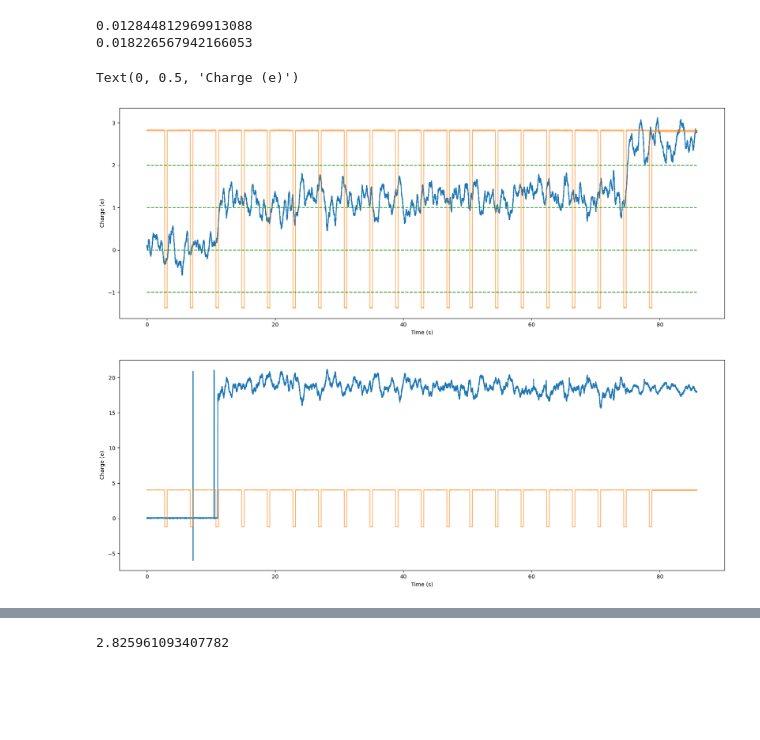
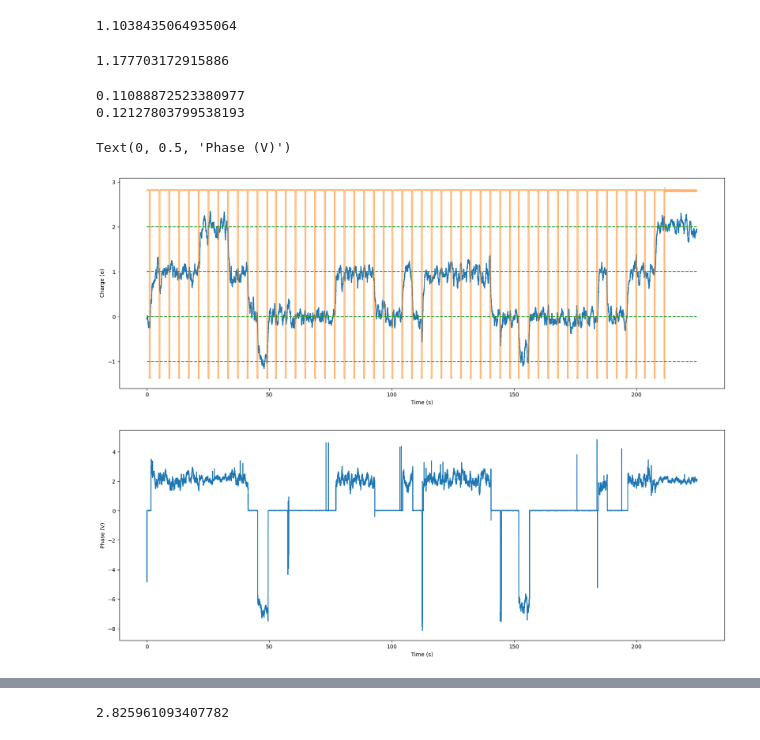
Before and after one commit to tompenny/SIMPLE_MASTQG_diamond, a Jupyter notebook: Particle Mass.ipynb, the cells around one changed output, grey strips where cells are left out. Saved outputs shown, nothing was run; the diff lists cells and outputs as text; code cells hidden in the pictures; blank space fills up the shorter version.

```diff
--- a/Particle Mass.ipynb
+++ b/Particle Mass.ipynb
@@ -7,7 +7,7 @@ import scipy.optimize as opt
 import analysis_utils as au
 import importlib
 # %%
-filename = 'D:/Lab Data/diamond/240521/Mass/Particle 3/'
+filename = 'D:/Lab Data/diamond/240521/Mass/Particle 2/'
 data = sio.loadmat(filename + 'NoChargeNoDrive.mat')
 tt_ncnd = np.transpose(data['D'])[0]
 fs_ncnd = int(1/data['Tinterval'][0][0])
@@ -42,3 +61,11 @@ plt.yscale('log')
+# %%
+130763*1.3/154000
+# %% [output]
+1.1038435064935064
+# %%
+154000/130763
+# %% [output]
+1.177703172915886
 # %%
 lb = int(nps_frac*15000)
 ub = int(nps_frac*100000)
@@ -50,13 +77,13 @@ print(area_1)
 print(area_2)
 # Use area_2 for uncalibrated variance of oscillator
 # %% [output]
-0.012844812969913088
-0.018226567942166053
+0.11088872523380977
+0.12127803799538193
 # %%
 # Let's make a graph of charge changes to put in presentation
 # %%
-filename = 'D:/Lab Data/diamond/240521/Charging/Particle 3/Before/Before_'
-files = [1, 2]
+filename = 'D:/Lab Data/diamond/240521/Charging/Particle 1/Before/Before_'
+files = [1, 2, 3, 4, 5]
 end = '.mat'
 # %%
 X = np.zeros(0)
@@ -70,23 +97,22 @@ for file in files:
 time = np.linspace(0, len(X)*0.001, len(X))
 # %%
 plt.figure(figsize = (20, 7))
-plt.plot(time, X/0.04)
+plt.plot(time, X/0.06)
 plt.plot(time, (HV/1+0.7)/0.25, alpha = 0.6)
 plt.plot([time[0], time[-1]], [-1, -1], 'tab:green', linestyle = '--')
 plt.plot([time[0], time[-1]], [0.0, 0.0], 'tab:green', linestyle = '--')
 plt.plot([time[0], time[-1]], [1, 1], 'tab:green', linestyle = '--')
 plt.plot([time[0], time[-1]], [2, 2], 'tab:green', linestyle = '--')
 plt.xlabel('Time (s)')
 plt.ylabel('Charge (e)')
 plt.figure(figsize = (20, 7))
-plt.plot(time, theta/0.2)
-plt.plot(time, (HV/1+0.8)/0.2, alpha = 0.6)
+plt.plot(time, theta)
 plt.xlabel('Time (s)')
-plt.ylabel('Charge (e)')
+plt.ylabel('Phase (V)')
 # %% [output]
-Text(0, 0.5, 'Charge (e)')
+Text(0, 0.5, 'Phase (V)')
-[figure, old version]
+[figure, new version]
-[figure, old version]
+[figure, new version]
 # %%
 # So two charges on particle before frequency comb
 # %%
```
Also changed, not shown: parts of 28 cells of this notebook.
